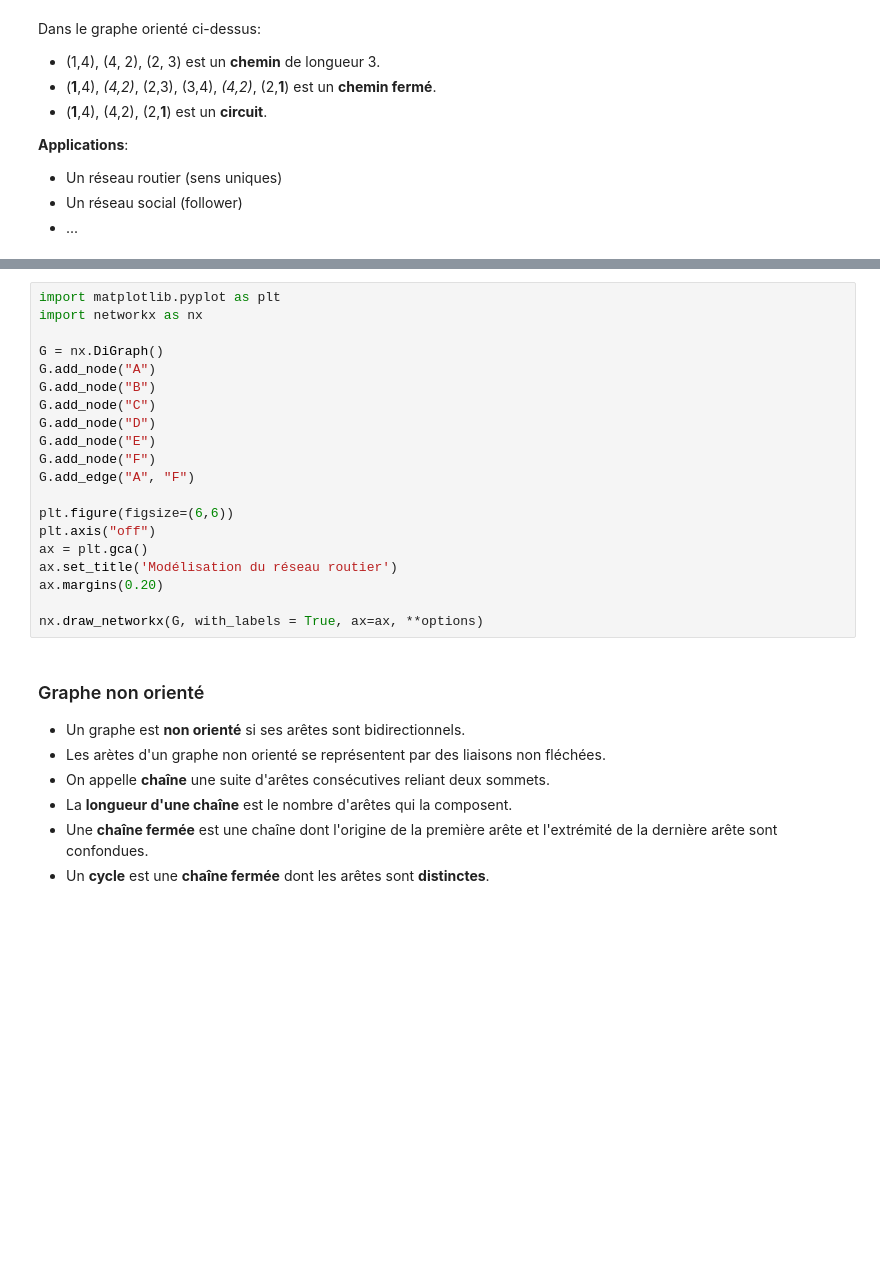
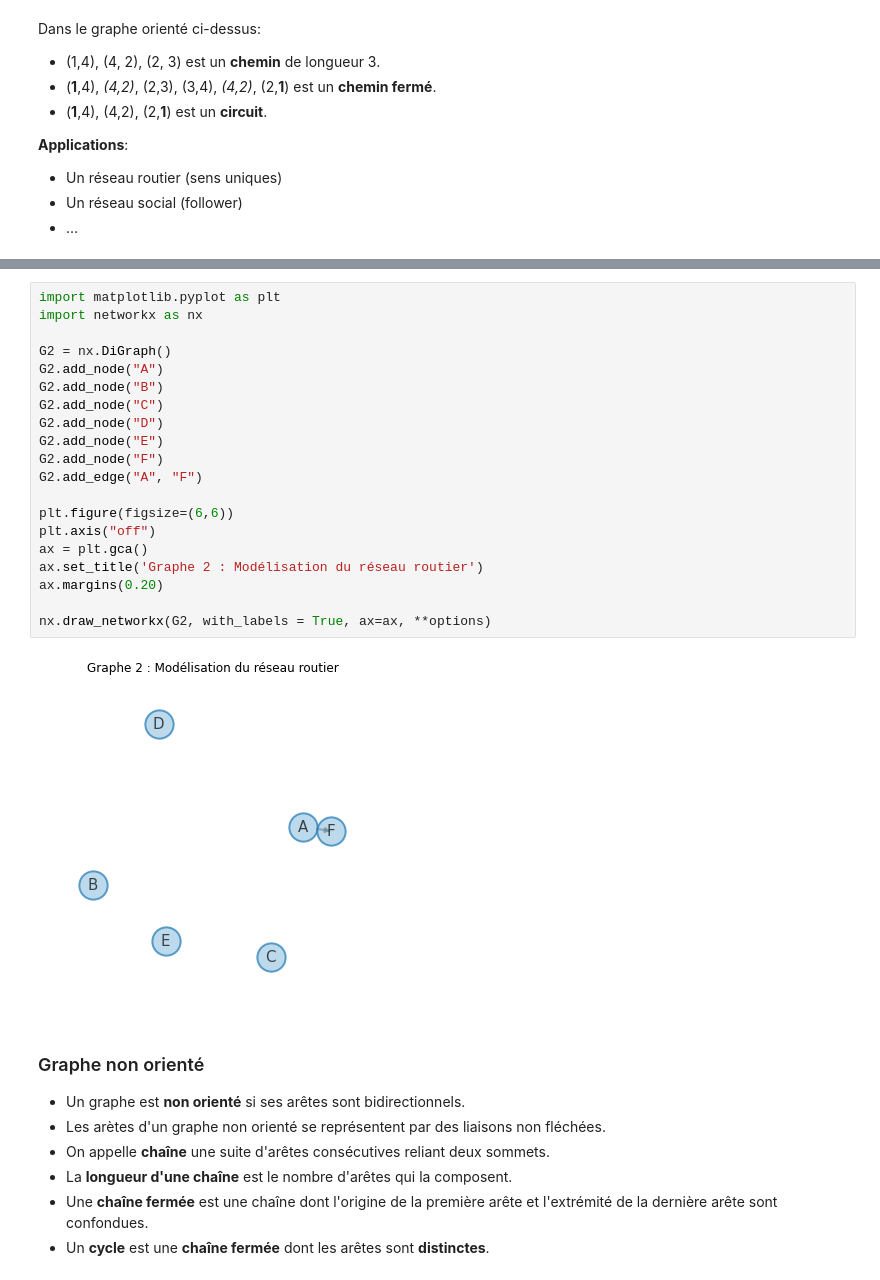
Before and after one commit to saintlouis29/coursNSI, a Jupyter notebook: Terminale/2_Structures_de_donnees/Graphe/Graphes.ipynb, the cells around one changed output, grey strips where cells are left out. Cells and saved outputs as stored; diff of their text form; blank space fills up the shorter version.

```diff
--- a/Terminale/2_Structures_de_donnees/Graphe/Graphes.ipynb
+++ b/Terminale/2_Structures_de_donnees/Graphe/Graphes.ipynb
@@ -93,23 +95,25 @@ Modèliser par un graphe orienté le réseau de rues ci-dessous
 # %%
 import matplotlib.pyplot as plt
 import networkx as nx
 
-G = nx.DiGraph()
-G.add_node("A")
-G.add_node("B")
-G.add_node("C")
-G.add_node("D")
-G.add_node("E")
-G.add_node("F")
-G.add_edge("A", "F")
+G2 = nx.DiGraph()
+G2.add_node("A")
+G2.add_node("B")
+G2.add_node("C")
+G2.add_node("D")
+G2.add_node("E")
+G2.add_node("F")
+G2.add_edge("A", "F")
 
 plt.figure(figsize=(6,6))
 plt.axis("off")
 ax = plt.gca()
-ax.set_title('Modélisation du réseau routier')
+ax.set_title('Graphe 2 : Modélisation du réseau routier')
 ax.margins(0.20)
 
-nx.draw_networkx(G, with_labels = True, ax=ax, **options)
+nx.draw_networkx(G2, with_labels = True, ax=ax, **options)
+# %% [output]
+[figure, added]
 # %% [markdown]
 ### Graphe non orienté
 
```
Also changed, not shown: parts of 19 cells of this notebook, 4 other files.
